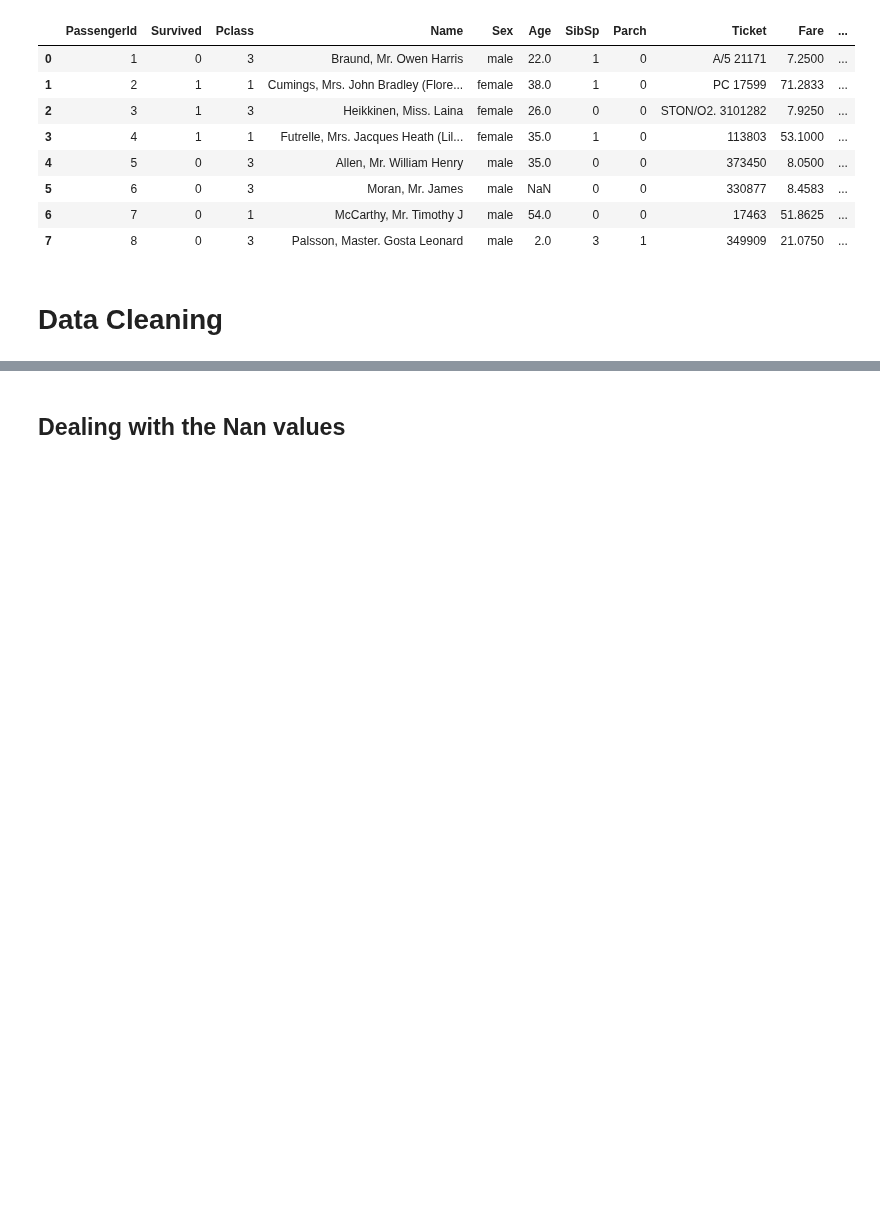
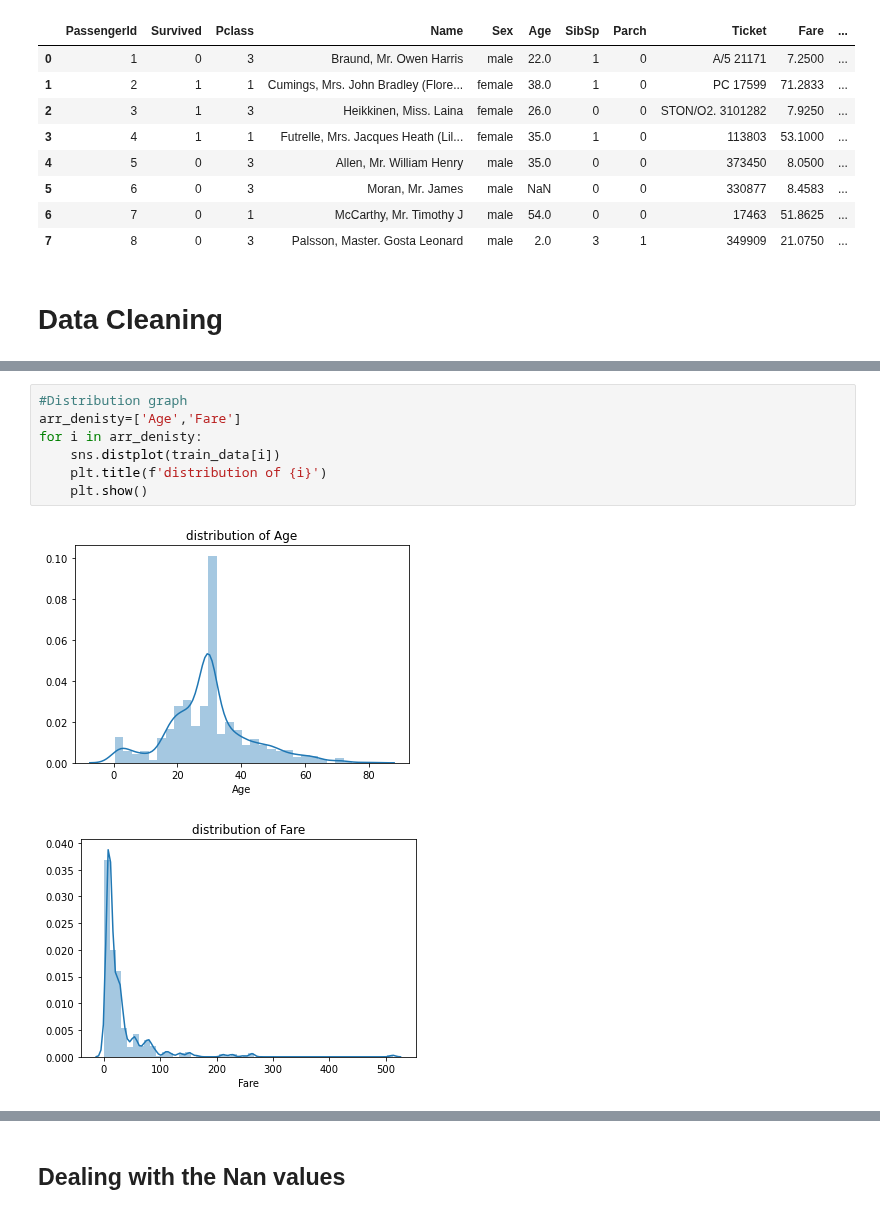
Before and after one commit to hackafein/Kaggle, a Jupyter notebook: Titanic - Machine Learning from Disaster/Titanic.ipynb, the cells around one changed output, grey strips where cells are left out. Cells and saved outputs as stored; diff of their text form; blank space fills up the shorter version.

```diff
--- a/Titanic - Machine Learning from Disaster/Titanic.ipynb
+++ b/Titanic - Machine Learning from Disaster/Titanic.ipynb
@@ -51,0 +89,10 @@ test_data.head()
+# %%
+#Distribution graph
+arr_denisty=['Age','Fare']
+for i in arr_denisty:
+    sns.distplot(train_data[i])
+    plt.title(f'distribution of {i}')
+    plt.show()
+# %% [output]
+[figure, added]
+[figure, added]
```
Also changed, not shown: parts of 29 cells of this notebook, 2 other files.
